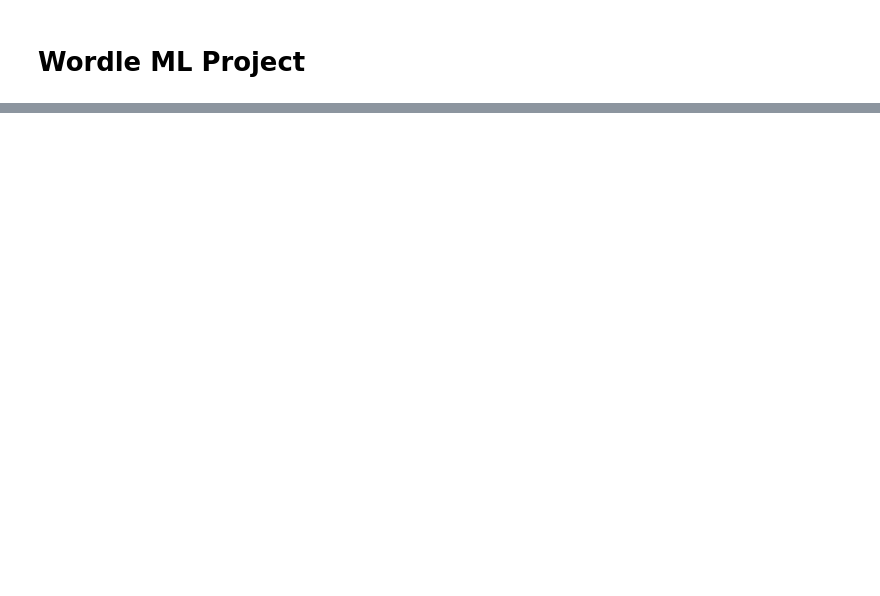
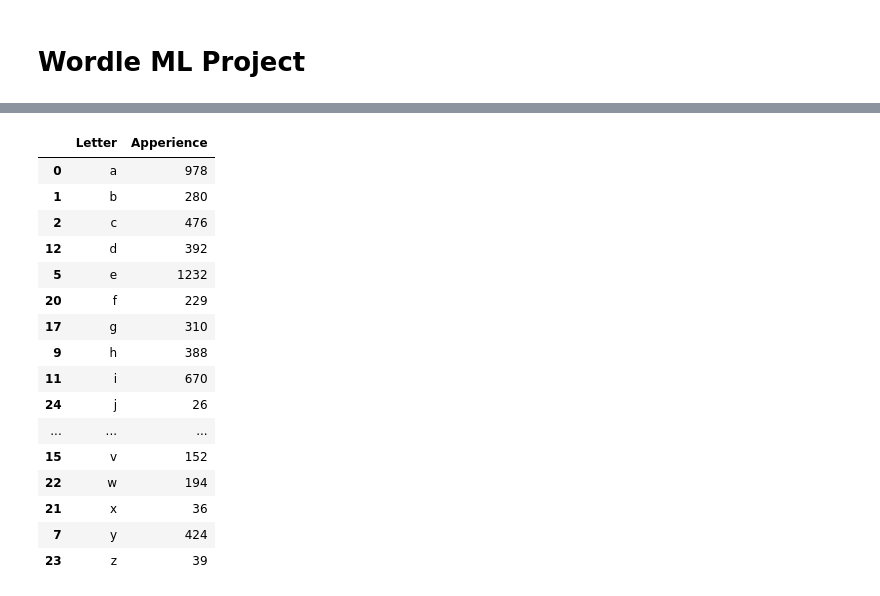
Before and after one commit to Dmac500/ML-Final-Project, a Jupyter notebook: ML FINAL PROJECT.ipynb, the cells around one changed output, grey strips where cells are left out. Cells and saved outputs as stored; diff of their text form; code cells hidden in the pictures; blank space fills up the shorter version.

```diff
--- a/ML FINAL PROJECT.ipynb
+++ b/ML FINAL PROJECT.ipynb
@@ -18,0 +66,23 @@ print(lists_from_csv)
+# %%
+fix = fix.rename(columns={'variable':'Letter' ,'value':'Apperience' })
+fix = fix.sort_values("Letter")
+
+fix
+# %% [output]
+|  | Letter | Apperience |
+| 0 | a | 978 |
+| 1 | b | 280 |
+| 2 | c | 476 |
+| 12 | d | 392 |
+| 5 | e | 1232 |
+| 20 | f | 229 |
+| 17 | g | 310 |
+| 9 | h | 388 |
+| 11 | i | 670 |
+| 24 | j | 26 |
+| ... | ... | ... |
+| 15 | v | 152 |
+| 22 | w | 194 |
+| 21 | x | 36 |
+| 7 | y | 424 |
+| 23 | z | 39 |
```
Also changed, not shown: parts of 20 cells of this notebook.
